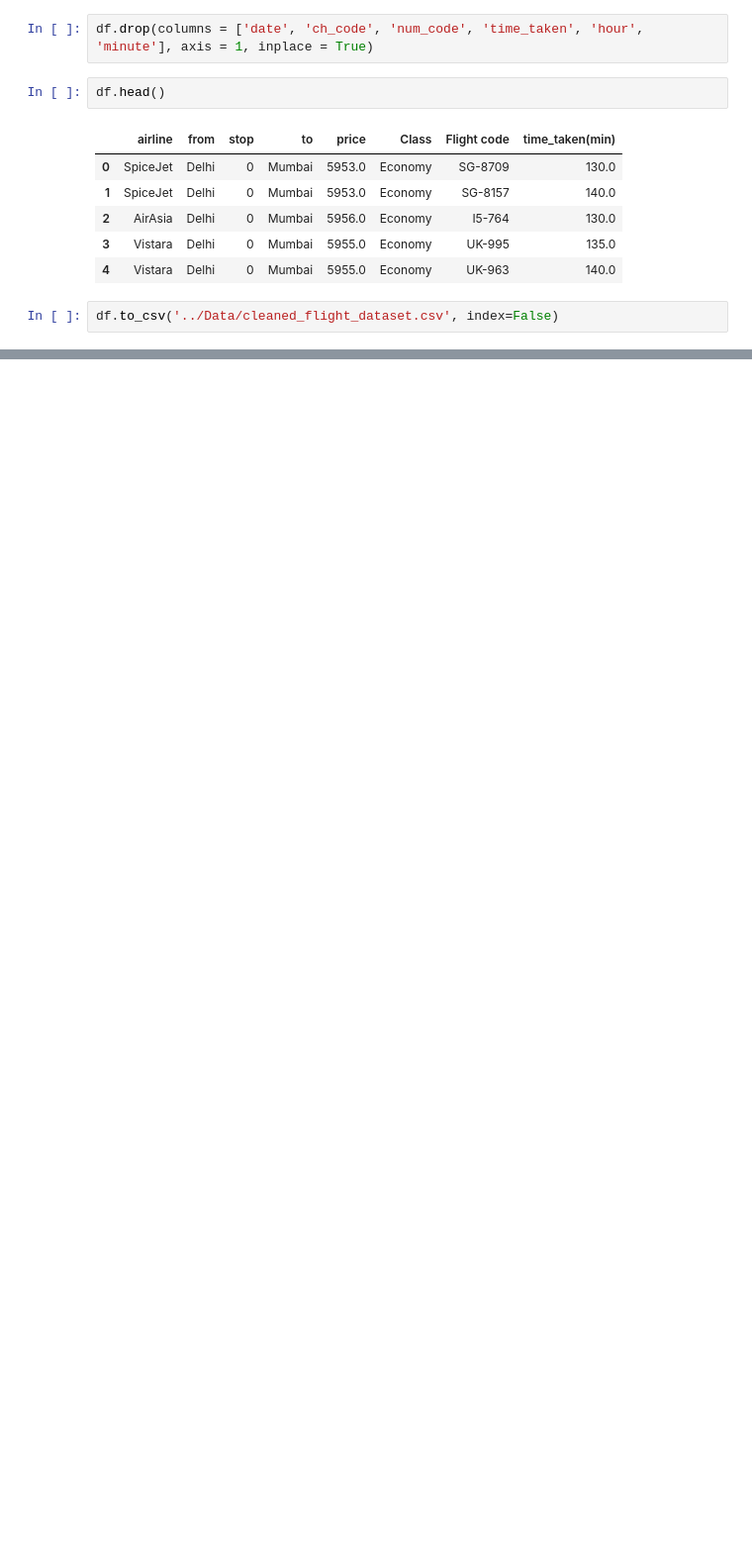
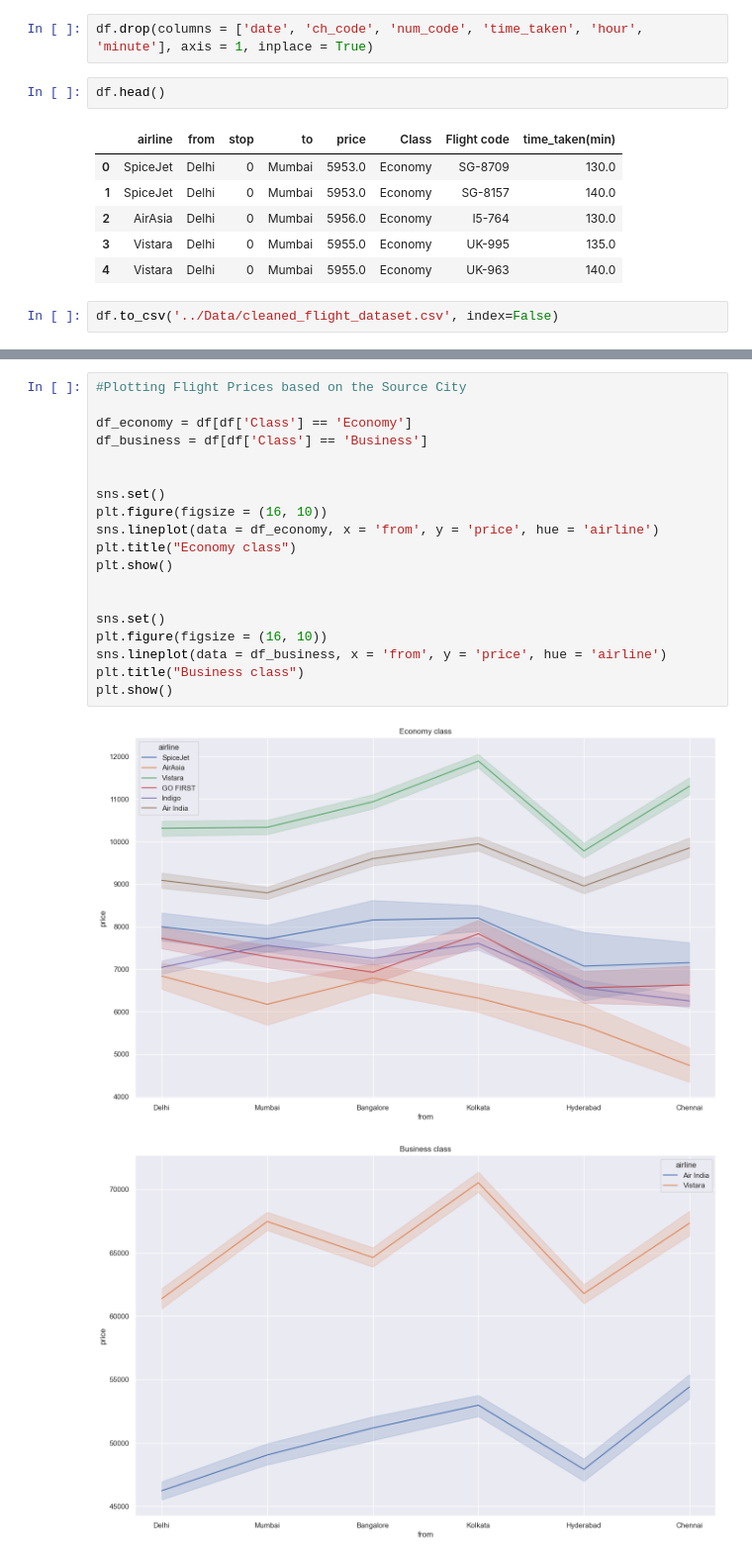
Before and after one commit to pinilDissanayaka/Flight-Price-Prediction, a Jupyter notebook: Notebooks/EDA and Cleaning.ipynb, the cells around one changed output, grey strips where cells are left out. Shown at 99% size. Saved outputs shown, nothing was run; the diff lists cells and outputs as text; blank space fills up the shorter version.

```diff
--- a/Notebooks/EDA and Cleaning.ipynb
+++ b/Notebooks/EDA and Cleaning.ipynb
@@ -389,0 +469,22 @@ df.to_csv('../Data/cleaned_flight_dataset.csv', index=False)
+# %%
+#Plotting Flight Prices based on the Source City
+
+df_economy = df[df['Class'] == 'Economy']
+df_business = df[df['Class'] == 'Business']
+
+
+sns.set()
+plt.figure(figsize = (16, 10))
+sns.lineplot(data = df_economy, x = 'from', y = 'price', hue = 'airline')
+plt.title("Economy class")
+plt.show()
+
+
+sns.set()
+plt.figure(figsize = (16, 10))
+sns.lineplot(data = df_business, x = 'from', y = 'price', hue = 'airline')
+plt.title("Business class")
+plt.show()
+# %% [output]
+[figure, added]
+[figure, added]
```
Also changed, not shown: parts of 15 cells of this notebook.
